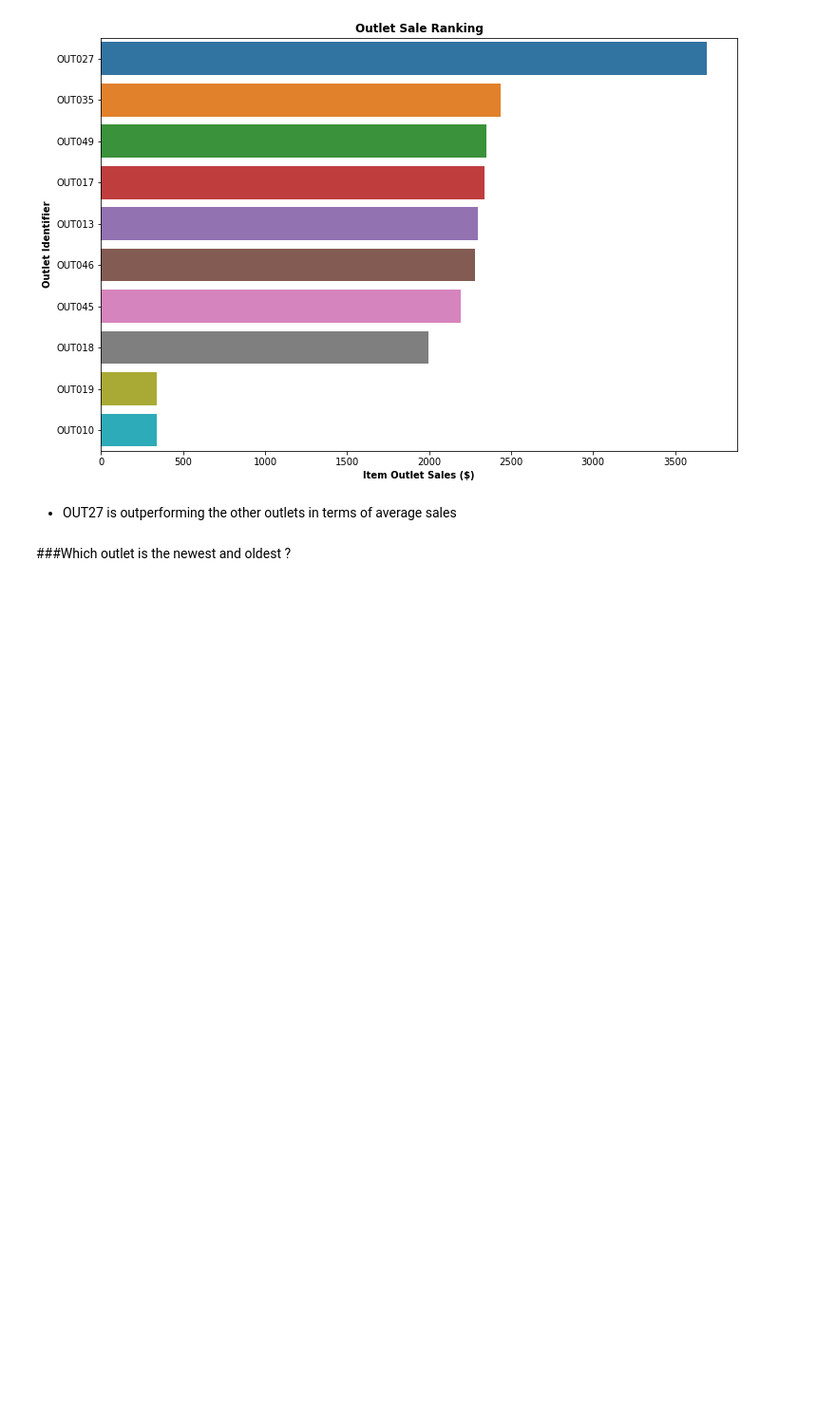
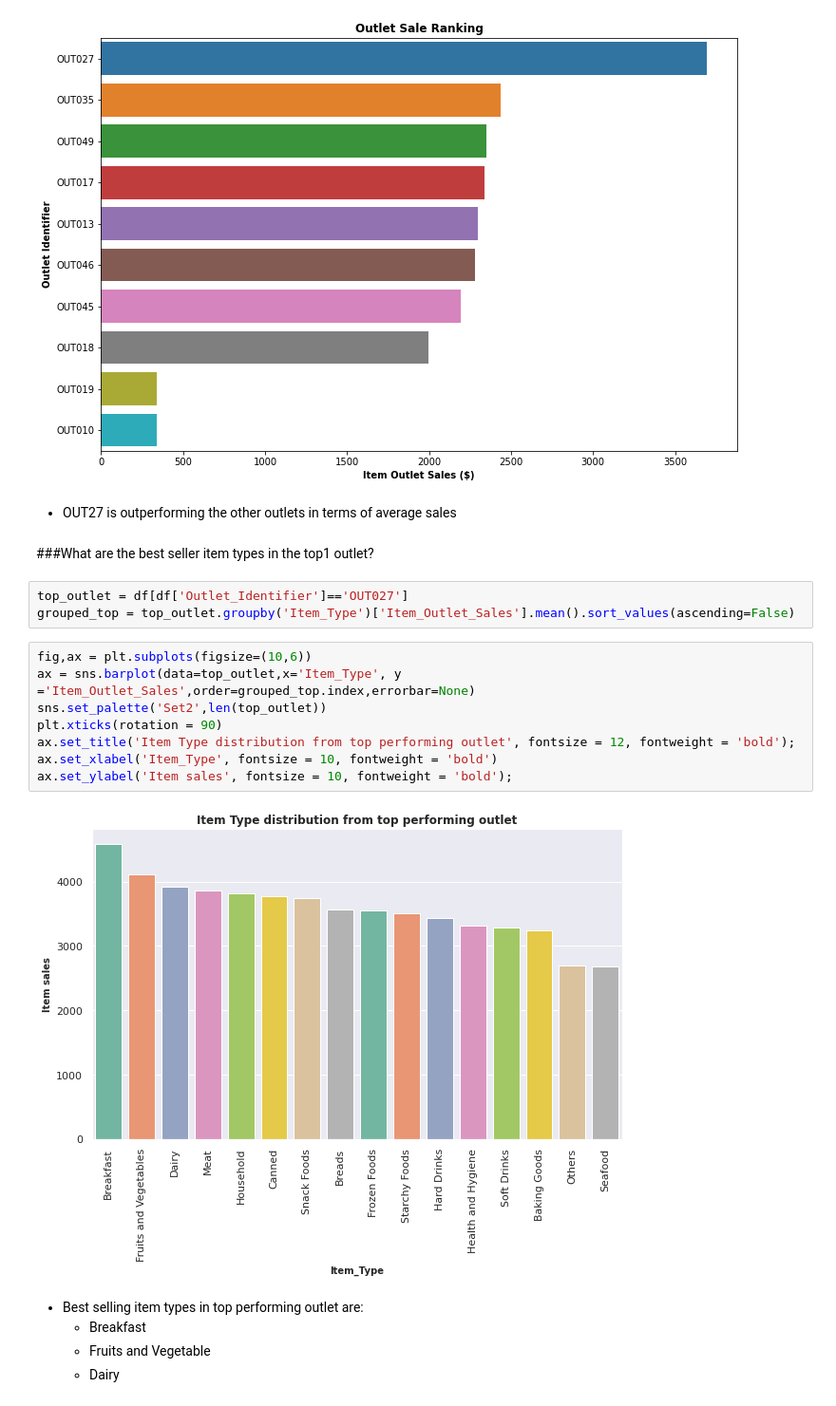
Before and after one commit to KDcodePy/Coding-dojo-project1-part1, a Jupyter notebook: Sales_prediction.ipynb, the cells around one changed output. Shown: that part at 95% size. Saved outputs shown, nothing was run; the diff lists cells and outputs as text; blank space fills up the shorter version.

```diff
--- a/Sales_prediction.ipynb
+++ b/Sales_prediction.ipynb
@@ -425,5 +426,23 @@ ax.set_title('Outlet Sale Ranking', fontsize = 12, fontweight= 'bold');
 [figure]
 # %% [markdown]
 - OUT27 is outperforming the other outlets in terms of average sales
-# %% [markdown]
-###Which outlet is the newest and oldest ?
+# %% [markdown]
+###What are the best seller item types in the top1 outlet?
+# %%
+top_outlet = df[df['Outlet_Identifier']=='OUT027']
+grouped_top = top_outlet.groupby('Item_Type')['Item_Outlet_Sales'].mean().sort_values(ascending=False)
+# %%
+fig,ax = plt.subplots(figsize=(10,6))
+ax = sns.barplot(data=top_outlet,x='Item_Type', y ='Item_Outlet_Sales',order=grouped_top.index,errorbar=None)
+sns.set_palette('Set2',len(top_outlet))
+plt.xticks(rotation = 90)
+ax.set_title('Item Type distribution from top performing outlet', fontsize = 12, fontweight = 'bold');
+ax.set_xlabel('Item_Type', fontsize = 10, fontweight = 'bold')
+ax.set_ylabel('Item sales', fontsize = 10, fontweight = 'bold');
+# %% [output]
+[figure, added]
+# %% [markdown]
+- Best selling item types in top performing outlet are:
+  - Breakfast
+  - Fruits and Vegetable
+  - Dairy
```
Also changed, not shown: parts of 2 cells of this notebook.
